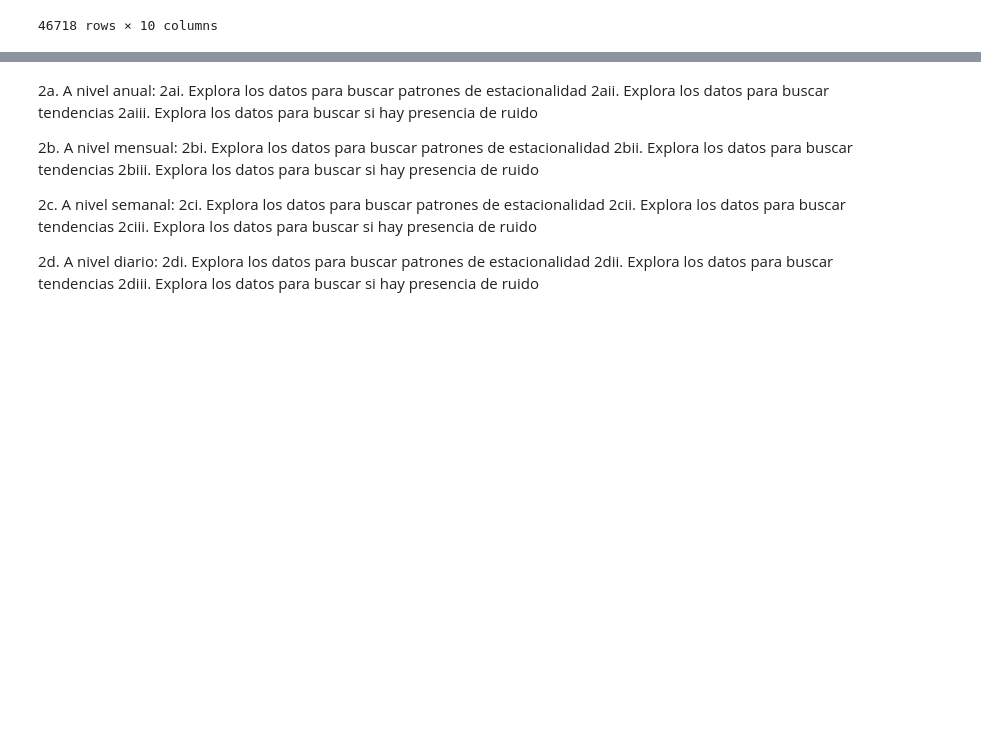
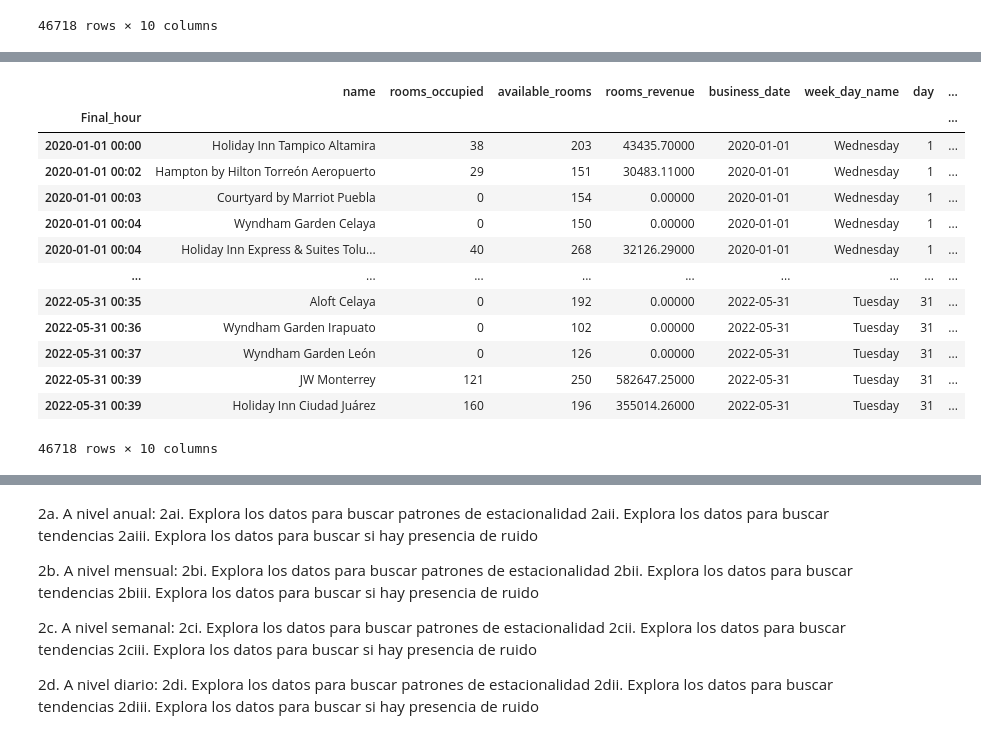
Before and after one commit to a01625364/prisma, a Jupyter notebook: ipynb/Evi2Ent3.ipynb, the cells around one changed output, grey strips where cells are left out. Saved outputs shown, nothing was run; the diff lists cells and outputs as text; code cells hidden in the pictures; blank space fills up the shorter version.

```diff
--- a/ipynb/Evi2Ent3.ipynb
+++ b/ipynb/Evi2Ent3.ipynb
@@ -211,4 +447,21 @@ df_Final
-# %%
-df_Final.business_date = pd.to_datetime(df_Final.business_date) # data['Time']
+# %%
+df_Final.index = pd.DatetimeIndex(df_Final.index).to_period('10min')
+# %%
+df_Final
+# %% [output]
+|  | name | rooms_occupied | available_rooms | rooms_revenue | business_date | week_day_name | day | ... |
+| Final_hour |  |  |  |  |  |  |  | ... |
+| 2020-01-01 00:00 | Holiday Inn Tampico Altamira | 38 | 203 | 43435.70000 | 2020-01-01 | Wednesday | 1 | ... |
+| 2020-01-01 00:02 | Hampton by Hilton Torreón Aeropuerto | 29 | 151 | 30483.11000 | 2020-01-01 | Wednesday | 1 | ... |
+| 2020-01-01 00:03 | Courtyard by Marriot Puebla | 0 | 154 | 0.00000 | 2020-01-01 | Wednesday | 1 | ... |
+| 2020-01-01 00:04 | Wyndham Garden Celaya | 0 | 150 | 0.00000 | 2020-01-01 | Wednesday | 1 | ... |
+| 2020-01-01 00:04 | Holiday Inn Express & Suites Tolu... | 40 | 268 | 32126.29000 | 2020-01-01 | Wednesday | 1 | ... |
+| ... | ... | ... | ... | ... | ... | ... | ... | ... |
+| 2022-05-31 00:35 | Aloft Celaya | 0 | 192 | 0.00000 | 2022-05-31 | Tuesday | 31 | ... |
+| 2022-05-31 00:36 | Wyndham Garden Irapuato | 0 | 102 | 0.00000 | 2022-05-31 | Tuesday | 31 | ... |
+| 2022-05-31 00:37 | Wyndham Garden León | 0 | 126 | 0.00000 | 2022-05-31 | Tuesday | 31 | ... |
+| 2022-05-31 00:39 | JW Monterrey | 121 | 250 | 582647.25000 | 2022-05-31 | Tuesday | 31 | ... |
+| 2022-05-31 00:39 | Holiday Inn Ciudad Juárez | 160 | 196 | 355014.26000 | 2022-05-31 | Tuesday | 31 | ... |
+46718 rows × 10 columns
 # %%
 df_Final[df_Final.index.duplicated()]
```
Also changed, not shown: parts of 78 cells of this notebook.
